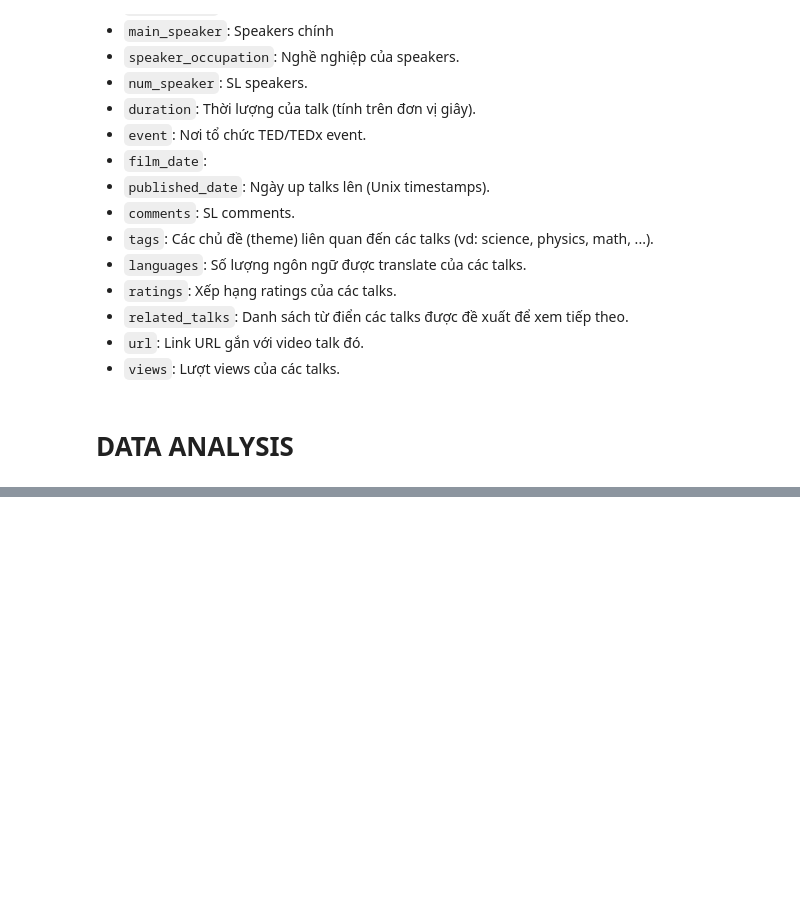
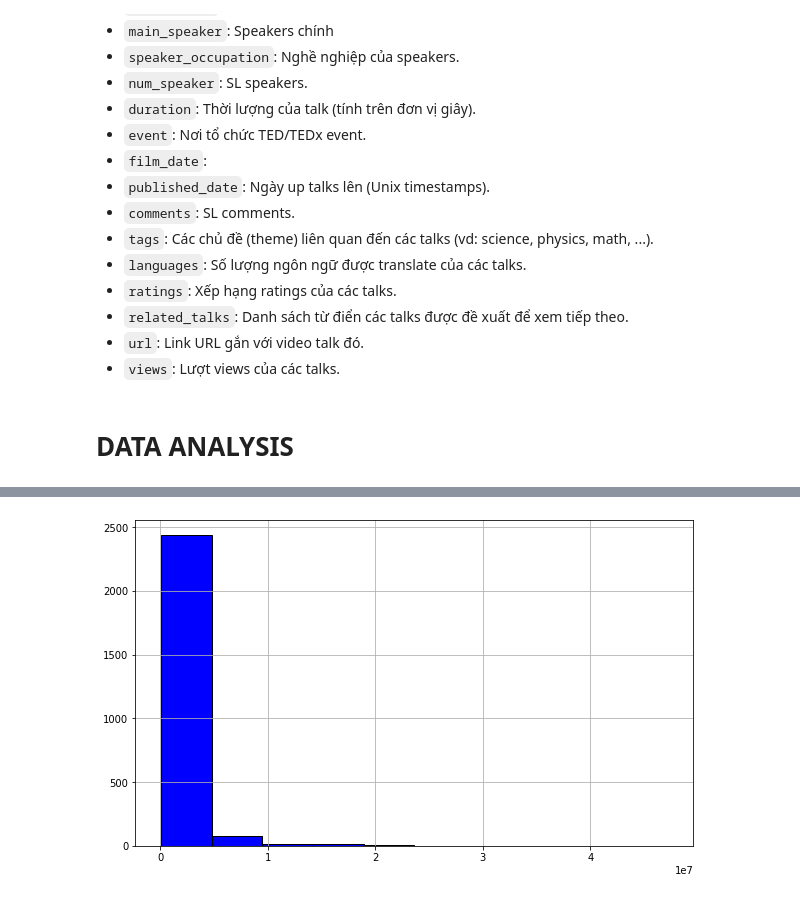
Before and after one commit to nguyenhuynhxuanmai/LTKHDL_FinalProject, a Jupyter notebook: 1712091_NguyenHuynhXuanMai.ipynb, the cells around one changed output, grey strips where cells are left out. Drawn from its saved outputs; the diff is of its cells as text; code cells hidden in the pictures; blank space fills up the shorter version.

```diff
--- a/1712091_NguyenHuynhXuanMai.ipynb
+++ b/1712091_NguyenHuynhXuanMai.ipynb
@@ -215,0 +237,4 @@ top10_talks
+# %%
+ted['views'].hist(edgecolor = "black", color = 'b', figsize=(10, 6));
+# %% [output]
+[figure, added]
```
Also changed, not shown: parts of 5 cells of this notebook.
